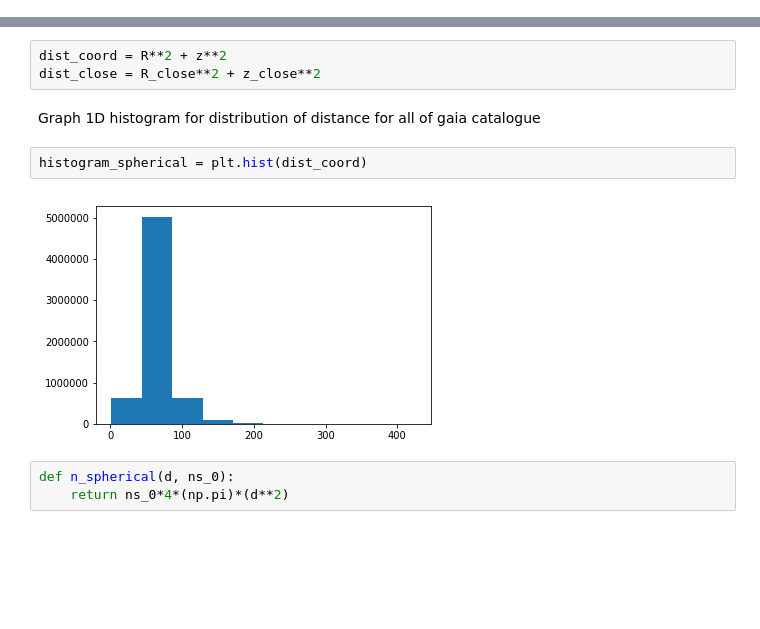
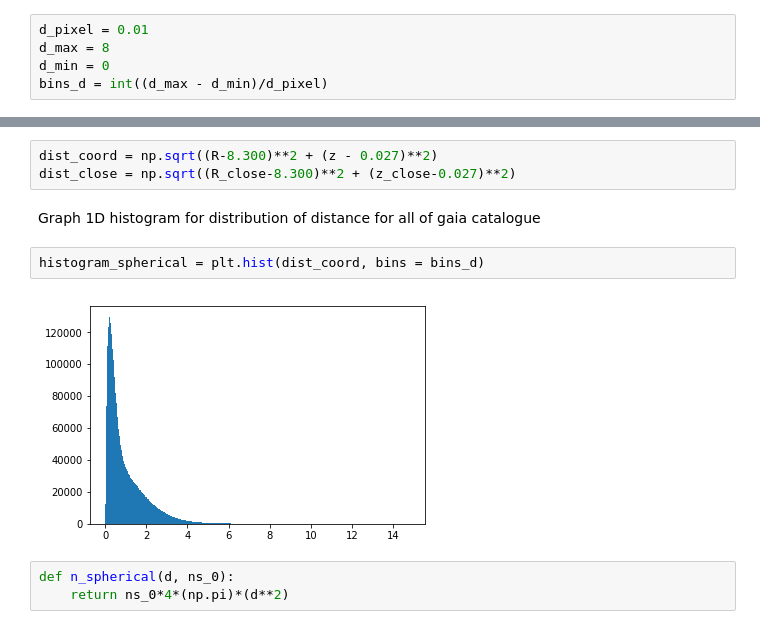
Before and after one commit to mwbub/Gaia-I3, a Jupyter notebook: Code/mock_data/sampling/selection function.ipynb, the cells around one changed output, grey strips where cells are left out. Drawn from its saved outputs; the diff is of its cells as text; blank space fills up the shorter version.

Commit message:
added bin number and pixel for distance

```diff
--- a/Code/mock_data/sampling/selection function.ipynb
+++ b/Code/mock_data/sampling/selection function.ipynb
@@ -135,14 +133,19 @@ d_pixel = 0.01
+# %%
+d_pixel = 0.01
+d_max = 8
+d_min = 0
+bins_d = int((d_max - d_min)/d_pixel)
 # %% [markdown]
 Change the data of both gaia rv and close stars to just storing distance.
 # %%
-dist_coord = R**2 + z**2
-dist_close = R_close**2 + z_close**2
+dist_coord = np.sqrt((R-8.300)**2 + (z - 0.027)**2)
+dist_close = np.sqrt((R_close-8.300)**2 + (z_close-0.027)**2)
 # %% [markdown]
 Graph 1D histogram for distribution of distance for all of gaia catalogue
 # %%
-histogram_spherical = plt.hist(dist_coord)
+histogram_spherical = plt.hist(dist_coord, bins = bins_d)
 # %% [output]
-[figure, old version]
+[figure, new version]
 # %%
 def n_spherical(d, ns_0):
     return ns_0*4*(np.pi)*(d**2)
```
Also changed, not shown: parts of 2 cells of this notebook.
